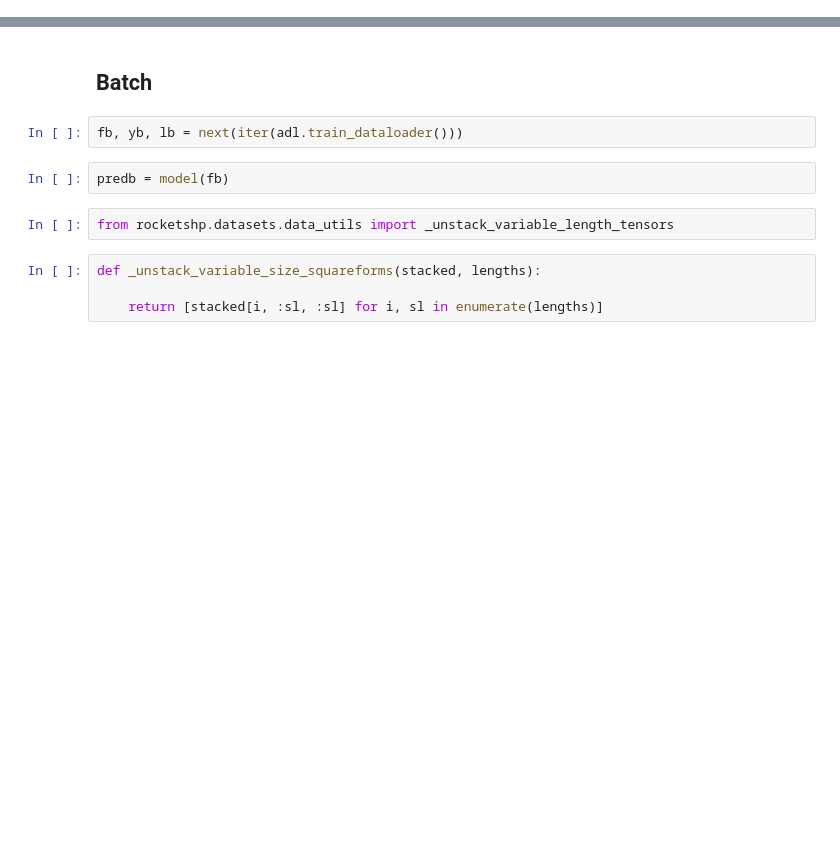
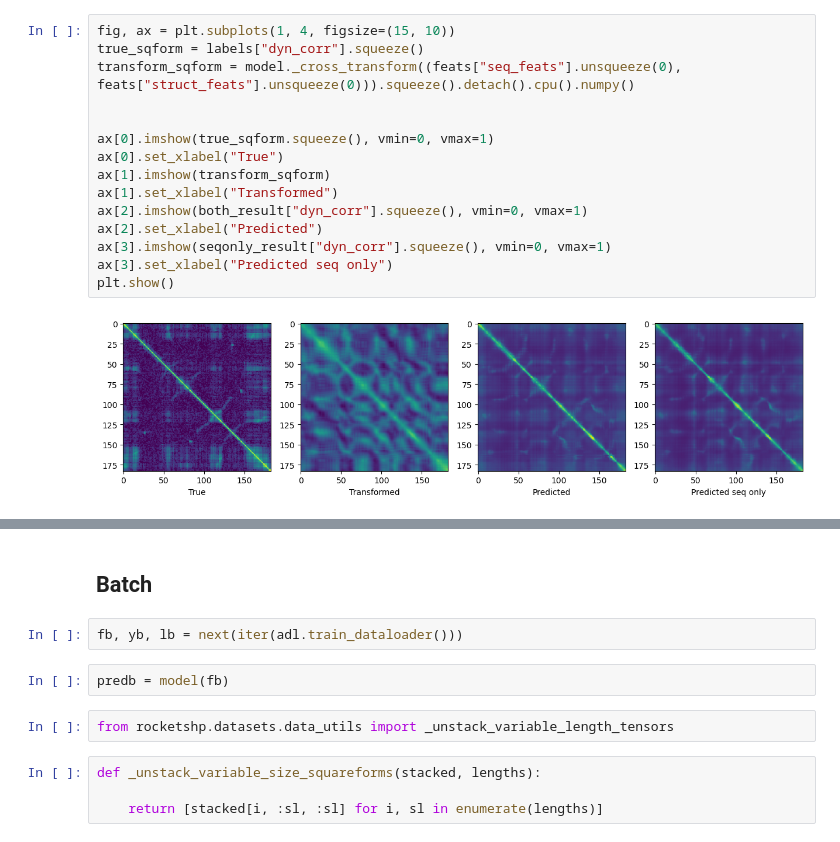
Before and after one commit to flatironinstitute/RocketSHP, a Jupyter notebook: notebooks/2.0_evaluate_model_atlas.ipynb, the cells around one changed output, grey strips where cells are left out. Cells and saved outputs as stored; diff of their text form; blank space fills up the shorter version.

```diff
--- a/notebooks/2.0_evaluate_model_atlas.ipynb
+++ b/notebooks/2.0_evaluate_model_atlas.ipynb
@@ -122,0 +124,17 @@ plt.show()
+# %%
+fig, ax = plt.subplots(1, 4, figsize=(15, 10))
+true_sqform = labels["dyn_corr"].squeeze()
+transform_sqform = model._cross_transform((feats["seq_feats"].unsqueeze(0), feats["struct_feats"].unsqueeze(0))).squeeze().detach().cpu().numpy()
+
+
+ax[0].imshow(true_sqform.squeeze(), vmin=0, vmax=1)
+ax[0].set_xlabel("True")
+ax[1].imshow(transform_sqform)
+ax[1].set_xlabel("Transformed")
+ax[2].imshow(both_result["dyn_corr"].squeeze(), vmin=0, vmax=1)
+ax[2].set_xlabel("Predicted")
+ax[3].imshow(seqonly_result["dyn_corr"].squeeze(), vmin=0, vmax=1)
+ax[3].set_xlabel("Predicted seq only")
+plt.show()
+# %% [output]
+[figure, added]
```
Also changed, not shown: parts of 13 cells of this notebook, 9 other files.
